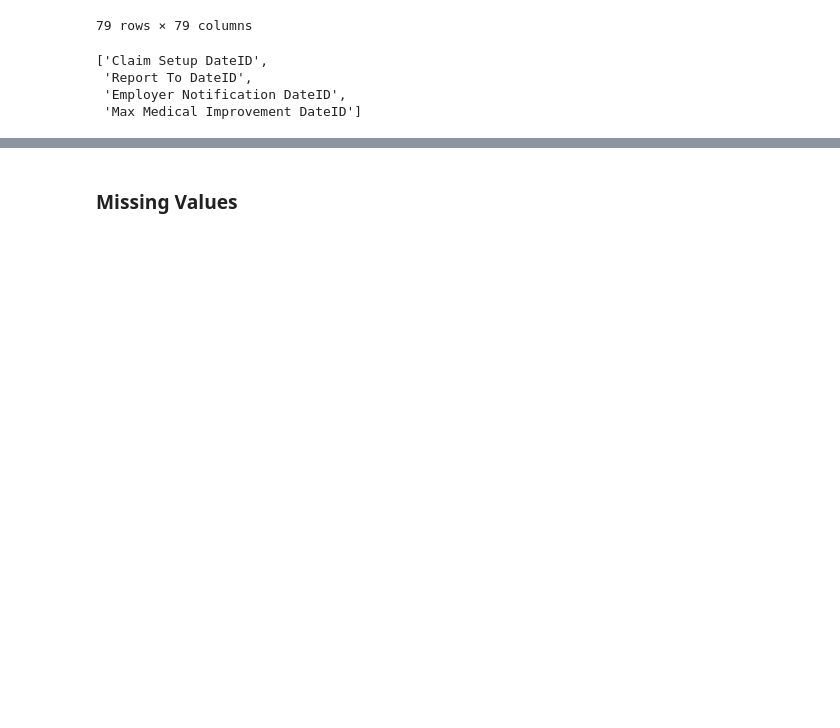
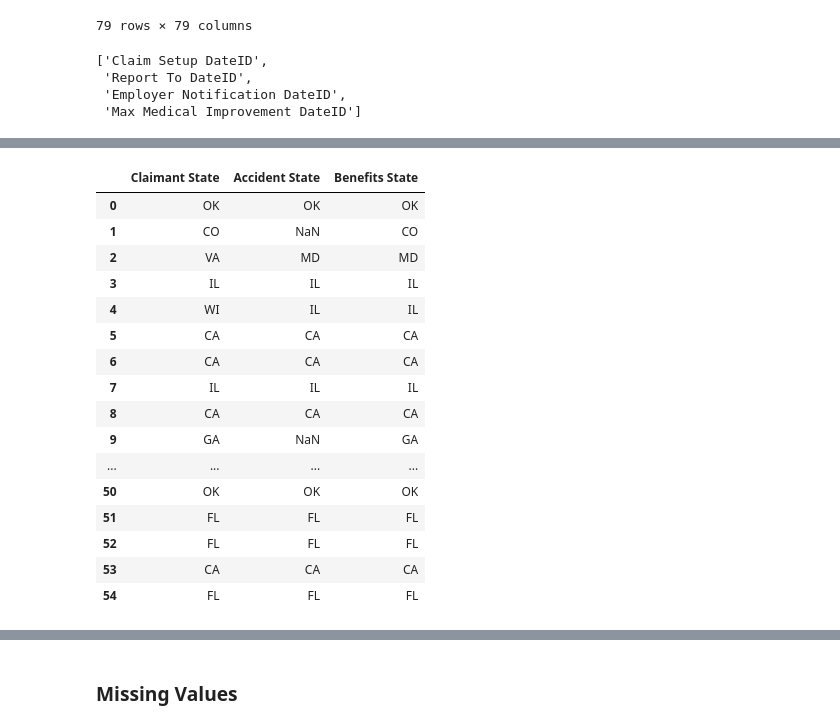
Before and after one commit to Kmysiak/Opioid_Classification, a Jupyter notebook: predicting_opioid_use.ipynb, the cells around one changed output, grey strips where cells are left out. Drawn from its saved outputs; the diff is of its cells as text; code cells hidden in the pictures; blank space fills up the shorter version.

```diff
--- a/predicting_opioid_use.ipynb
+++ b/predicting_opioid_use.ipynb
@@ -99,3 +170,26 @@ states
+# %%
+# It seems Claimant state, Accident State and Benefits State are very similar.
+# We are going to keep Benefits State as it doesn't have any missing values
+states = pd.DataFrame(df[['Claimant State', 'Accident State', 'Benefits State']])
+states.head(55)
+# %% [output]
+|  | Claimant State | Accident State | Benefits State |
+| 0 | OK | OK | OK |
+| 1 | CO | NaN | CO |
+| 2 | VA | MD | MD |
+| 3 | IL | IL | IL |
+| 4 | WI | IL | IL |
+| 5 | CA | CA | CA |
+| 6 | CA | CA | CA |
+| 7 | IL | IL | IL |
+| 8 | CA | CA | CA |
+| 9 | GA | NaN | GA |
+| ... | ... | ... | ... |
+| 50 | OK | OK | OK |
+| 51 | FL | FL | FL |
+| 52 | FL | FL | FL |
+| 53 | CA | CA | CA |
+| 54 | FL | FL | FL |
 # %%
 df.drop(['Claimant State', 'Accident State'], axis=1, inplace=True)
 # %%
```
Also changed, not shown: parts of 94 cells of this notebook.
